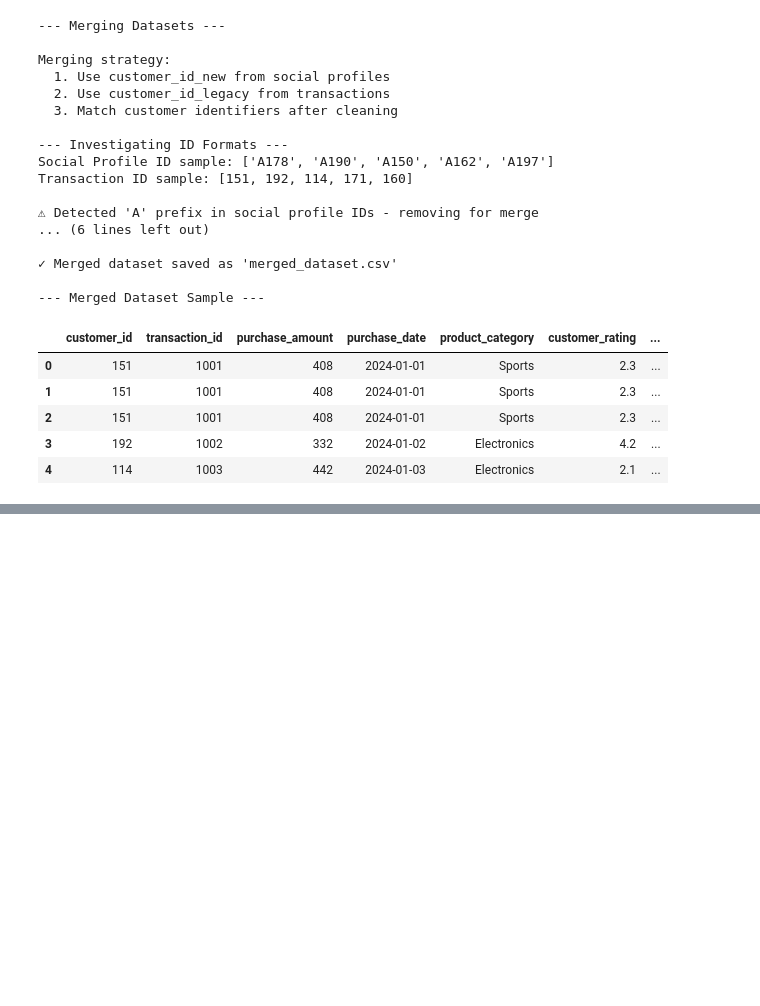
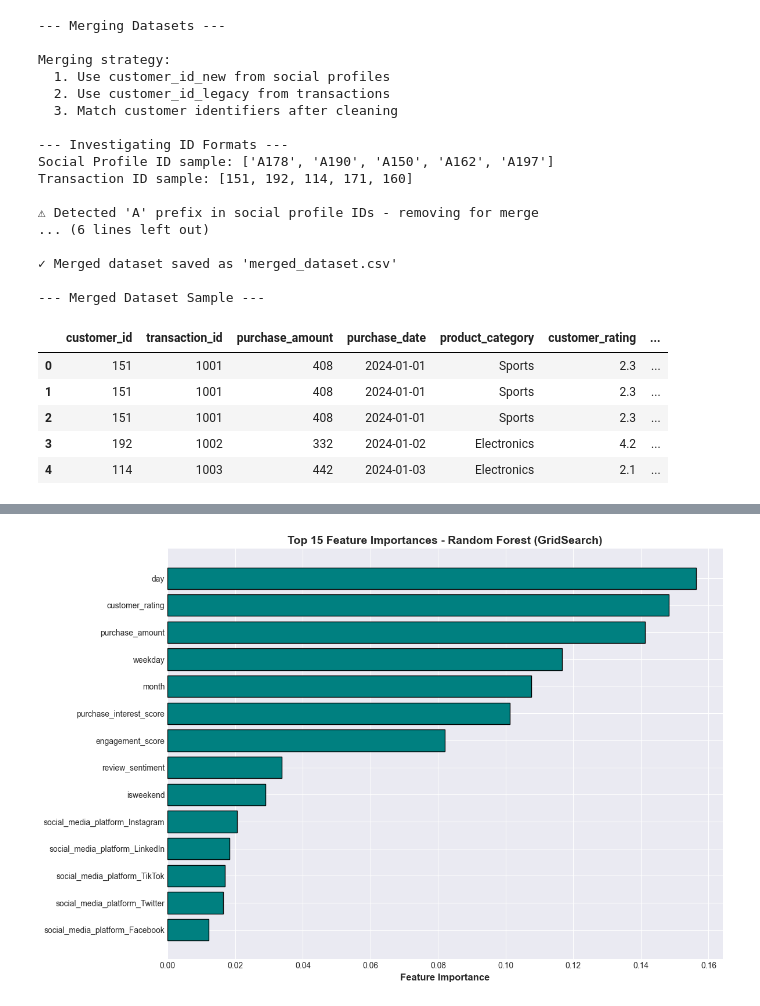
Before and after one commit to mugishasam123/echoFace, a Jupyter notebook: notebooks/Product_recommendation_model_notebook.ipynb, the cells around one changed output, grey strips where cells are left out. Saved outputs shown, nothing was run; the diff lists cells and outputs as text; code cells hidden in the pictures; blank space fills up the shorter version.

```diff
--- a/notebooks/Product_recommendation_model_notebook.ipynb
+++ b/notebooks/Product_recommendation_model_notebook.ipynb
@@ -272,0 +505,11 @@ Transaction ID sample: [151, 192, 114, 171, 160]
+# %%
+# ============================================================================
+# 8. MODEL TRAINING
+# ============================================================================
+
+print("\n" + "=" * 80)
+print("STEP 5: MODEL TRAINING AND EVALUATION")
+print("=" * 80)
+
+# Store results
+model_results = {}
@@ -272,0 +571,71 @@ Transaction ID sample: [151, 192, 114, 171, 160]
+# %%
+# -------------------------
+# 8.2 Random Forest with GridSearchCV
+# -------------------------
+print("\n[2/5] Training Random Forest with GridSearchCV...")
+print("-" * 60)
+
+rf_grid_model = RandomForestClassifier(random_state=42)
+
+param_grid = {
+    'n_estimators': [50, 100],
+    'max_depth': [None, 4, 10, 20],
+    'min_samples_split': [2, 5],
+    'min_samples_leaf': [1, 2],
+    'max_features': ['sqrt', 'log2'],
+    'bootstrap': [True],
+    'class_weight': ['balanced']
+}
+
+rf_grid = GridSearchCV(
+    estimator=rf_grid_model,
+    param_grid=param_grid,
+    cv=3,
+    scoring='accuracy',
+    n_jobs=-1,
+    verbose=0
+)
+
+rf_grid.fit(X_train, y_train)
+best_rf_grid = rf_grid.best_estimator_
+
+print(f"\nBest Parameters: {rf_grid.best_params_}")
+
+y_pred_rf_grid = best_rf_grid.predict(X_test)
+y_proba_rf_grid = best_rf_grid.predict_proba(X_test)
+
+rf_grid_accuracy = accuracy_score(y_test, y_pred_rf_grid)
+rf_grid_f1 = f1_score(y_test, y_pred_rf_grid, average='weighted')
+rf_grid_loss = log_loss(y_test, y_proba_rf_grid)
+
+model_results['Random Forest (GridSearch)'] = {
+    'model': best_rf_grid,
+    'accuracy': rf_grid_accuracy,
+    'f1_score': rf_grid_f1,
+    'loss': rf_grid_loss
+}
+
+print(f"\n✓ GridSearch Random Forest Results:")
+print(f"  Accuracy: {rf_grid_accuracy:.4f}")
+print(f"  F1-Score: {rf_grid_f1:.4f}")
+print(f"  Log Loss: {rf_grid_loss:.4f}")
+print("\nClassification Report:")
+print(classification_report(y_test, y_pred_rf_grid,
+                          target_names=le.classes_))
+
+# Feature importance visualization
+importances = best_rf_grid.feature_importances_
+features = X.columns
+feat_df = pd.DataFrame({'Feature': features, 'Importance': importances})
+feat_df.sort_values(by='Importance', ascending=False, inplace=True)
+
+plt.figure(figsize=(12, 8))
+plt.barh(feat_df['Feature'].head(15), feat_df['Importance'].head(15),
+         color='teal', edgecolor='black')
+plt.xlabel("Feature Importance", fontweight='bold', fontsize=12)
+plt.title("Top 15 Feature Importances - Random Forest (GridSearch)",
+          fontsize=14, fontweight='bold')
+plt.gca().invert_yaxis()
+plt.tight_layout()
+plt.show()
+# %% [output]
@@ -272,0 +659 @@ Transaction ID sample: [151, 192, 114, 171, 160]
+[figure, added]
```
Also changed, not shown: parts of 9 cells of this notebook.
